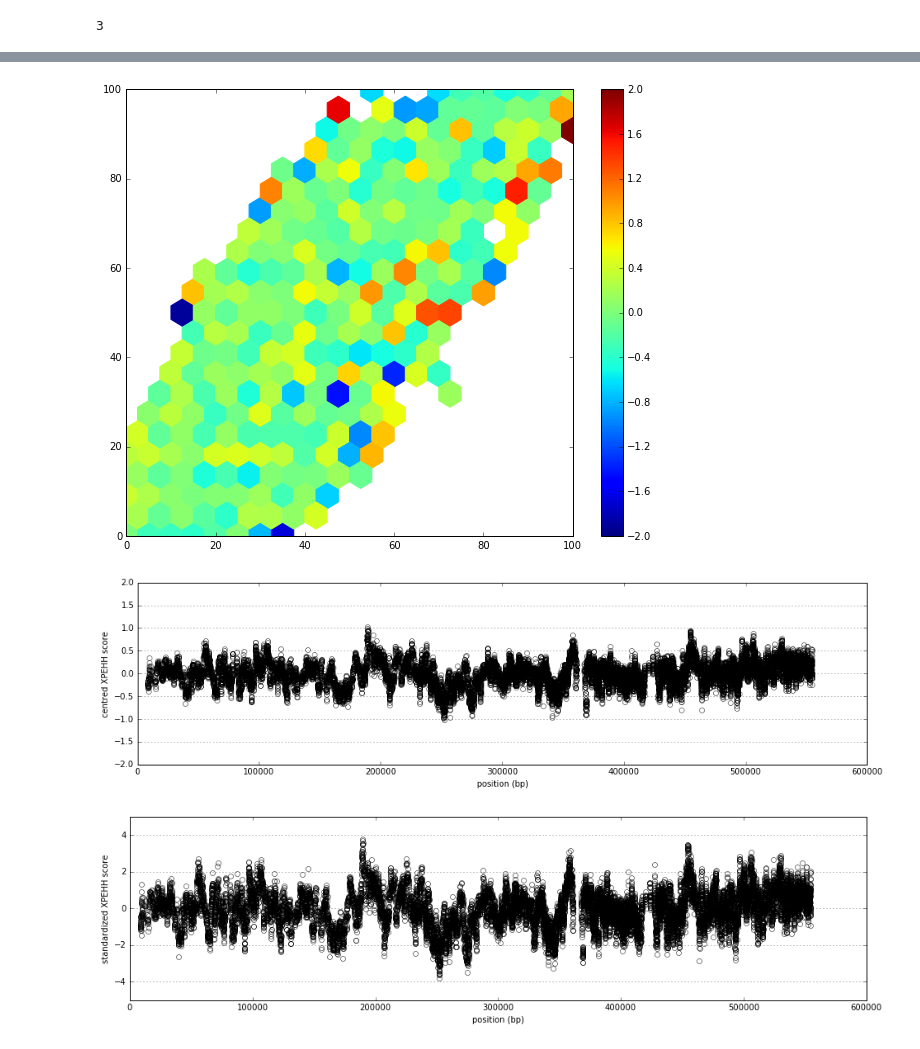
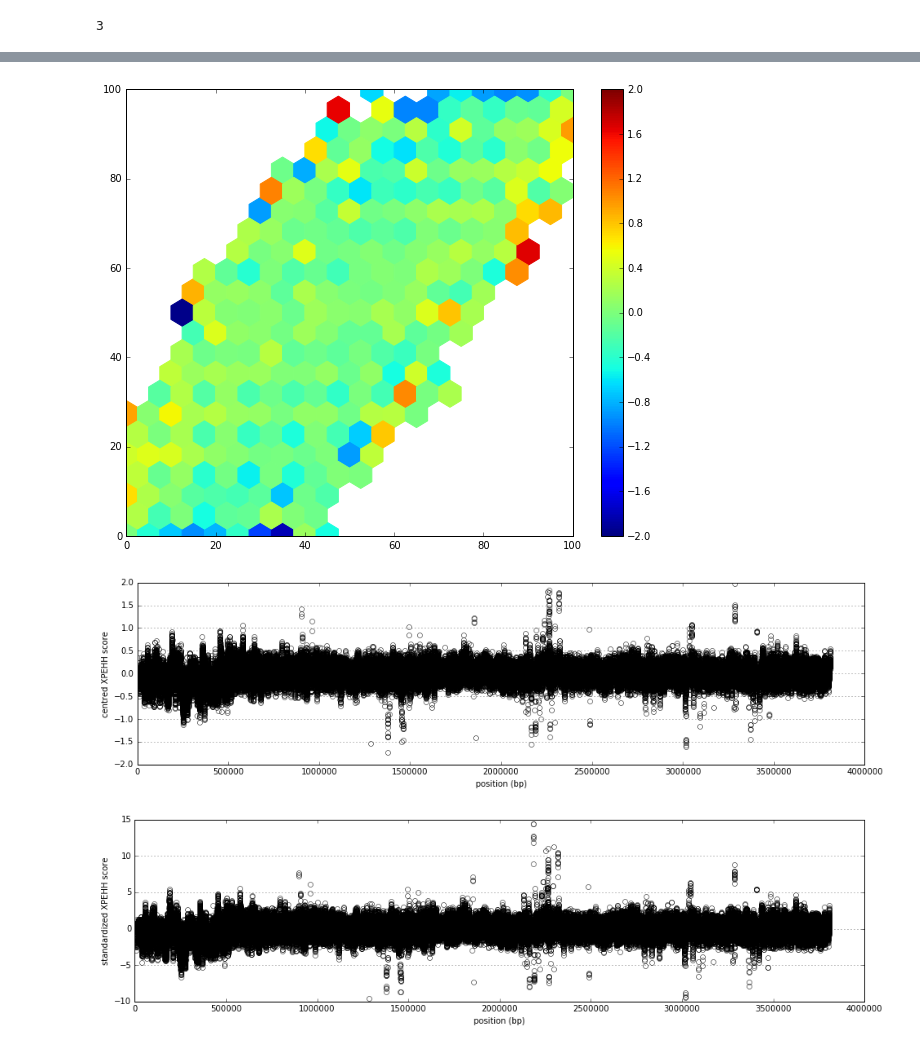
Before and after one commit to cggh/scikit-allel, a Jupyter notebook: notebooks/profiling/xpehh.ipynb, the cells around one changed output, grey strips where cells are left out. Saved outputs shown, nothing was run; the diff lists cells and outputs as text; code cells hidden in the pictures.

```diff
--- a/notebooks/profiling/xpehh.ipynb
+++ b/notebooks/profiling/xpehh.ipynb
@@ -22,7 +22,7 @@ callset
 # %% [output]
 <HDF5 file "ag1000g.phase1.ar3.haplotypes.3R.h5" (mode r)>
 # %%
-n_variants = 100000
+n_variants = 1000000
 n_samples = 50
 # %%
 h1 = allel.GenotypeArray(callset['3R']['calldata/genotype'][:n_variants, :n_samples]).to_haplotypes()
@@ -70,4 +76,4 @@ np.count_nonzero(is_seg)
 # %%
 %%time
-score = allel.stats.xpehh(h1_seg, h2_seg, pos_seg, min_ehh=0, include_edges=True)
+score = allel.stats.xpehh(h1_seg, h2_seg, pos_seg, min_ehh=0.05, include_edges=True, use_threads=False)
 # %% [output]
@@ -76,4 +82,4 @@ Wall time: 6.72 s
 # %%
 %%time
-score = allel.stats.xpehh(h1_seg, h2_seg, pos_seg, min_ehh=0.05, include_edges=True)
+score_threaded = allel.stats.xpehh(h1_seg, h2_seg, pos_seg, min_ehh=0.05, include_edges=True, use_threads=True)
 # %% [output]
@@ -242,7 +257,7 @@ plt.figure(figsize=(10, 8))
 plt.hexbin(x, y, C, gridsize=20, vmin=-2, vmax=2)
 plt.colorbar();
 # %% [output]
-[figure, old version]
+[figure, new version]
 # %%
 plt.figure(figsize=(16, 4))
 plt.plot(pos_seg, score_centred, linestyle=' ', marker='o', mfc='none')
@@ -251,16 +266,15 @@ plt.xlabel('position (bp)')
 plt.ylabel('centred XPEHH score')
 plt.ylim(-2, 2);
 # %% [output]
-[figure, old version]
+[figure, new version]
 # %%
 plt.figure(figsize=(16, 4))
 plt.plot(pos_seg, score_normed, linestyle=' ', marker='o', mfc='none')
 plt.grid(axis='y')
 plt.xlabel('position (bp)')
-plt.ylabel('standardized XPEHH score')
-plt.ylim(-5, 5);
+plt.ylabel('standardized XPEHH score');
 # %% [output]
-[figure, old version]
+[figure, new version]
 # %%
 plt.figure(figsize=(16, 4))
 plt.plot(pos_seg, score, linestyle=' ', marker='o', mfc='none')
```
Also changed, not shown: parts of 25 cells of this notebook, 6 other files.
